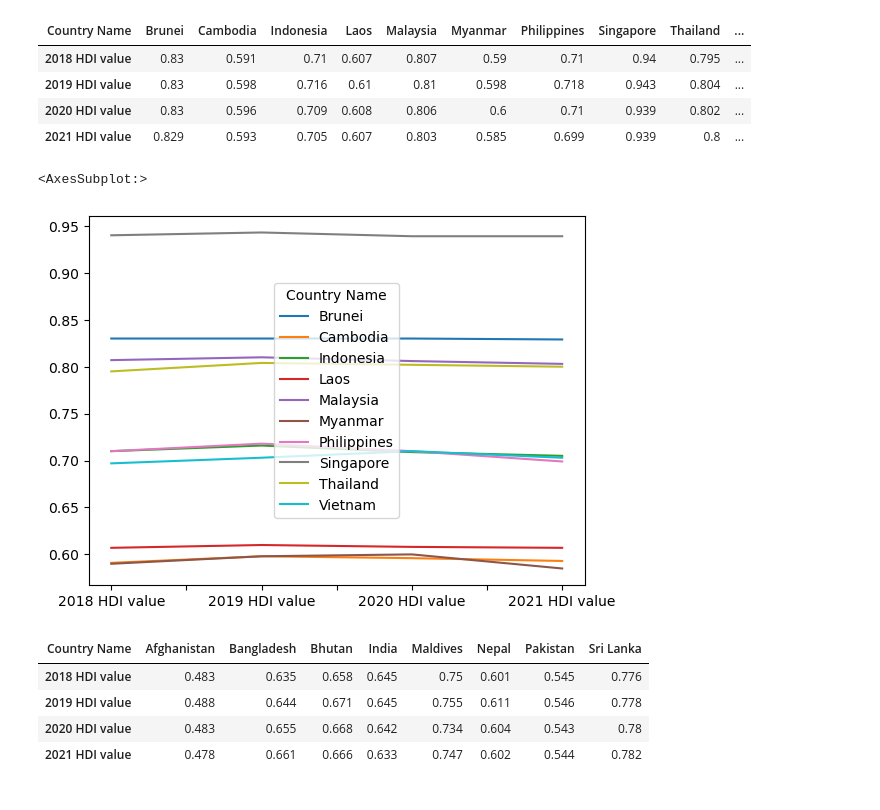
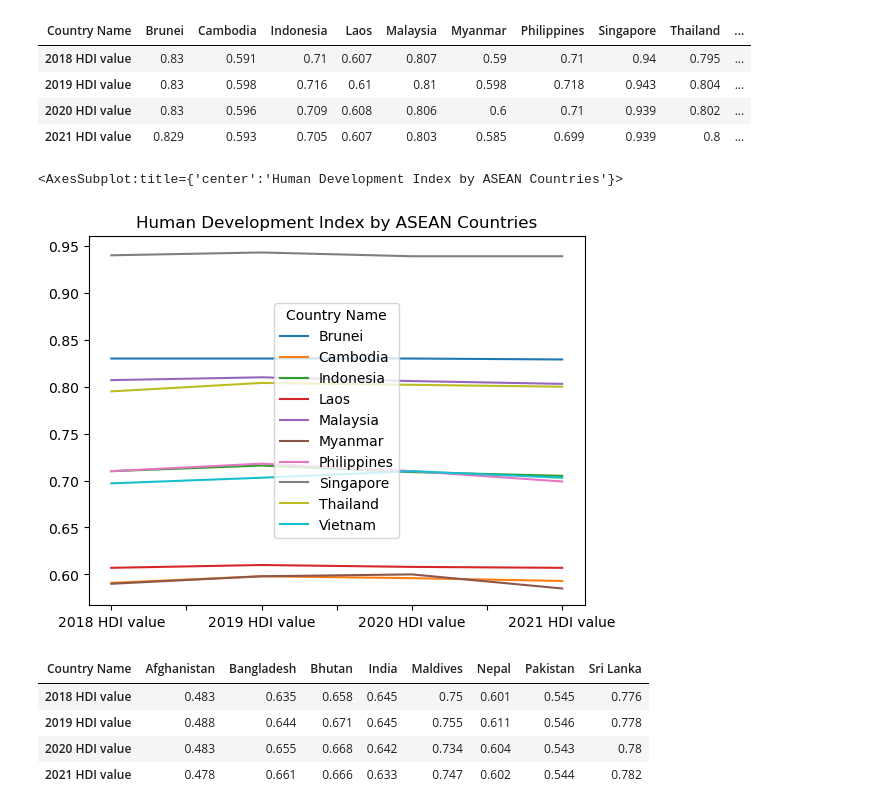
Before and after one commit to RuizLorenzoChavez/asean-datascience, a Jupyter notebook: GillCleaning.ipynb, the cells around one changed output. Saved outputs shown, nothing was run; the diff lists cells and outputs as text; code cells hidden in the pictures.

```diff
--- a/GillCleaning.ipynb
+++ b/GillCleaning.ipynb
@@ -462,10 +462,10 @@ HDI_ASEAN_test_transposed_new
 | 2020 HDI value | 0.83 | 0.596 | 0.709 | 0.608 | 0.806 | 0.6 | 0.71 | 0.939 | 0.802 | ... |
 | 2021 HDI value | 0.829 | 0.593 | 0.705 | 0.607 | 0.803 | 0.585 | 0.699 | 0.939 | 0.8 | ... |
 # %%
-HDI_ASEAN_test_transposed_new.plot(kind = 'line')
+HDI_ASEAN_test_transposed_new.plot(kind = 'line', title='Human Development Index by ASEAN Countries')
 # %% [output]
-<AxesSubplot:>
+<AxesSubplot:title={'center':'Human Development Index by ASEAN Countries'}>
-[figure, old version]
+[figure, new version]
 # %%
 HDI_SouthAsia_test = pd.read_csv('cleaned-data/SouthAsia_HDI_cleaned.csv', usecols=['Country Name', '2018 HDI value',
 '2019 HDI value', '2020 HDI value','2021 HDI value'])
```
Also changed, not shown: parts of 11 cells of this notebook.
